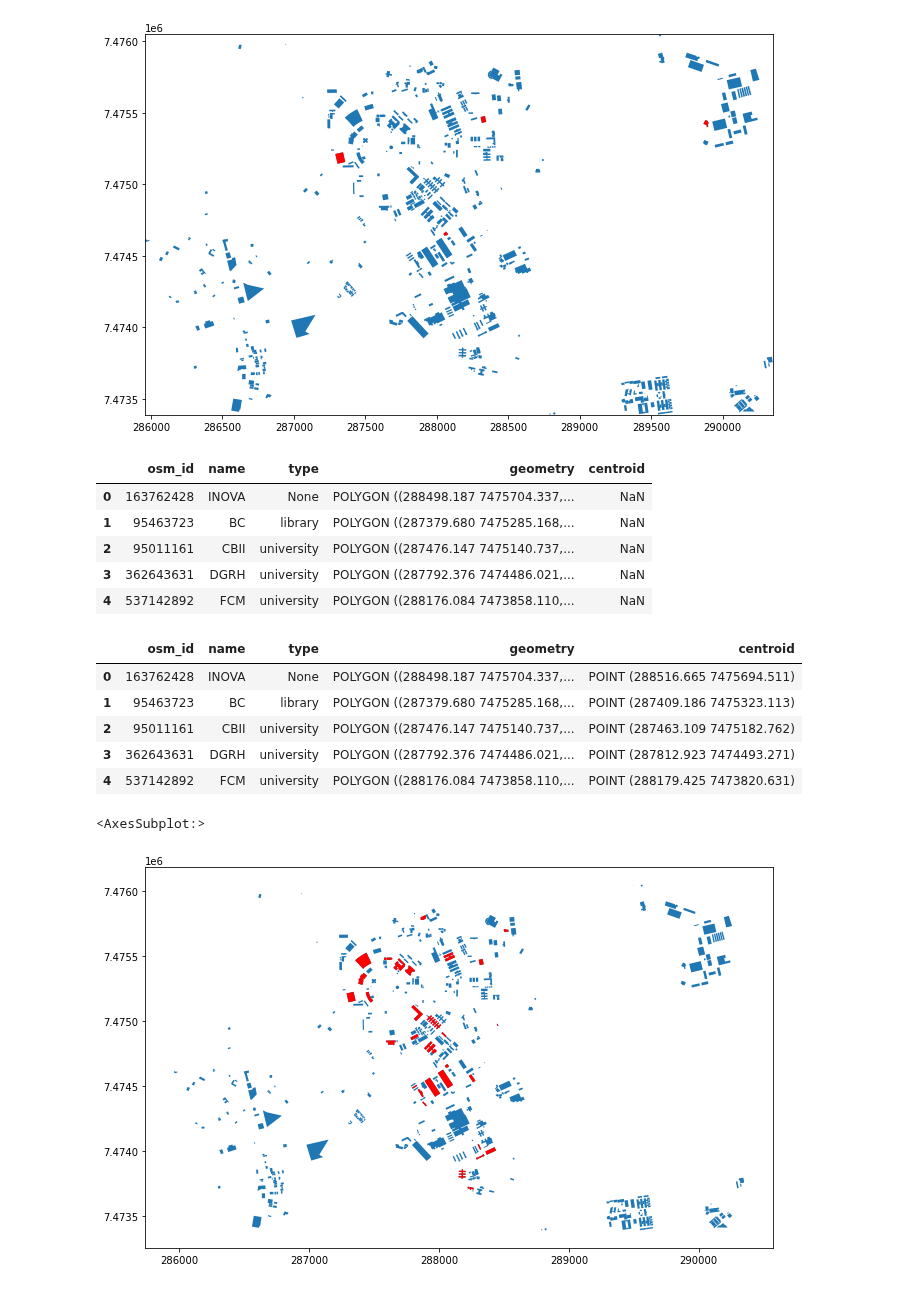
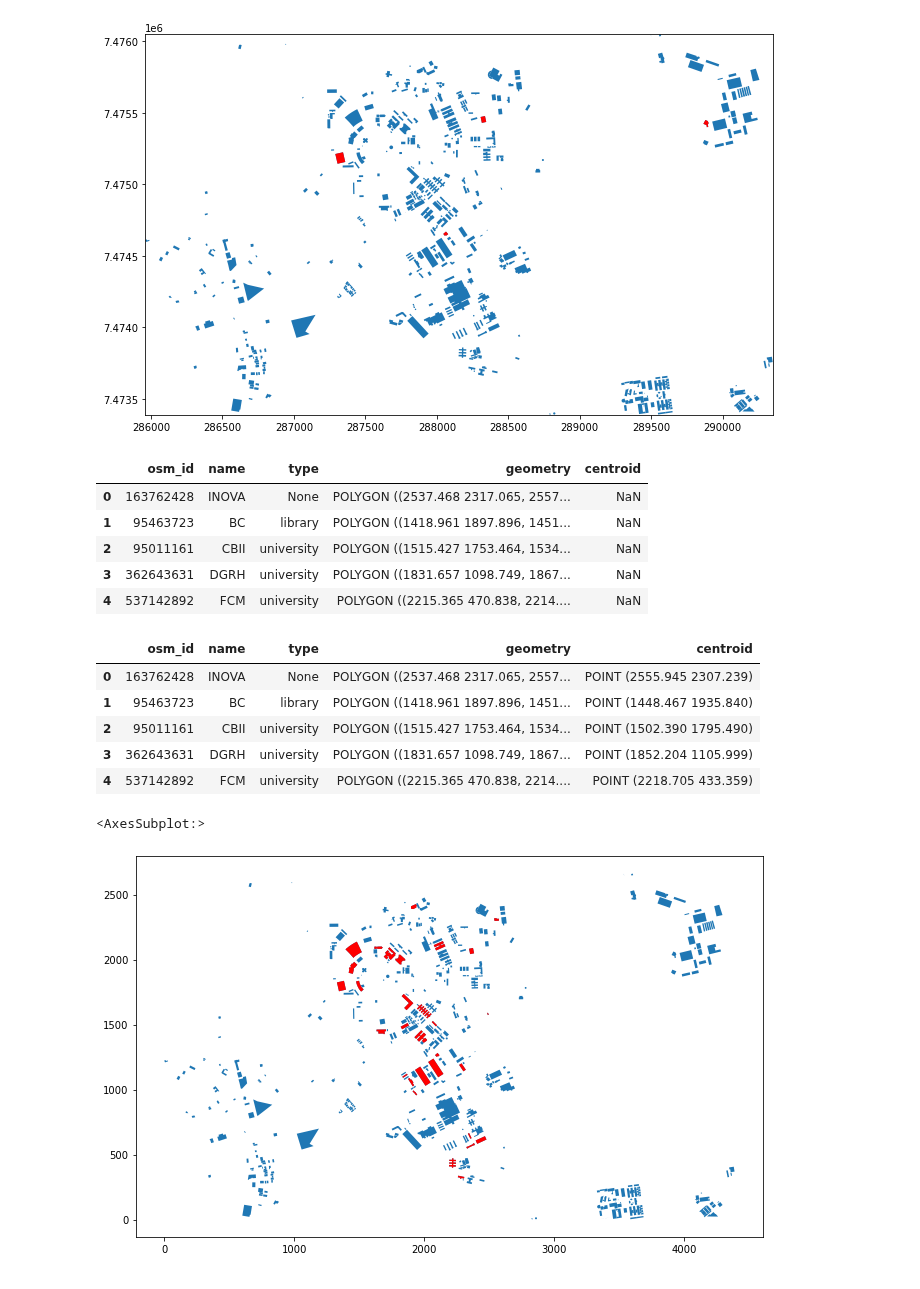
Before and after one commit to wasp-lahis/ns3-bmap, a Jupyter notebook: NS3/obstacle_exp/create-unicamp-datasets.ipynb, the cells around one changed output. Saved outputs shown, nothing was run; the diff lists cells and outputs as text; code cells hidden in the pictures.

```diff
--- a/NS3/obstacle_exp/create-unicamp-datasets.ipynb
+++ b/NS3/obstacle_exp/create-unicamp-datasets.ipynb
@@ -656,7 +656,7 @@ nodes_df = gpd.GeoDataFrame(columns=['osm_id', 'name', 'type', 'geometry', 'cent
 # Labeling buildings
 aux = 0
 for key, value in unlabeled_buildings.items():
-    building = unicamp_utm_df.query('osm_id ==' + str(key))
+    building = mapa_normalizado.query('osm_id ==' + str(key))
     building_n = building.copy()
     building_n.loc[building.index, 'name'] = value
     nodes_df.loc[aux, ['osm_id']] = building_n['osm_id'].values
@@ -671,27 +671,27 @@ nodes_df.head()
 # nodes_df.shape
 # %% [output]
 |  | osm_id | name | type | geometry | centroid |
-| 0 | 163762428 | INOVA | None | POLYGON ((288498.187 7475704.337,... | NaN |
-| 1 | 95463723 | BC | library | POLYGON ((287379.680 7475285.168,... | NaN |
-| 2 | 95011161 | CBII | university | POLYGON ((287476.147 7475140.737,... | NaN |
-| 3 | 362643631 | DGRH | university | POLYGON ((287792.376 7474486.021,... | NaN |
-| 4 | 537142892 | FCM | university | POLYGON ((288176.084 7473858.110,... | NaN |
+| 0 | 163762428 | INOVA | None | POLYGON ((2537.468 2317.065, 2557... | NaN |
+| 1 | 95463723 | BC | library | POLYGON ((1418.961 1897.896, 1451... | NaN |
+| 2 | 95011161 | CBII | university | POLYGON ((1515.427 1753.464, 1534... | NaN |
+| 3 | 362643631 | DGRH | university | POLYGON ((1831.657 1098.749, 1867... | NaN |
+| 4 | 537142892 | FCM | university | POLYGON ((2215.365 470.838, 2214.... | NaN |
 # %%
 nodes_df['centroid'] = nodes_df.centroid
 nodes_df.head()
 # %% [output]
 |  | osm_id | name | type | geometry | centroid |
-| 0 | 163762428 | INOVA | None | POLYGON ((288498.187 7475704.337,... | POINT (288516.665 7475694.511) |
-| 1 | 95463723 | BC | library | POLYGON ((287379.680 7475285.168,... | POINT (287409.186 7475323.113) |
-| 2 | 95011161 | CBII | university | POLYGON ((287476.147 7475140.737,... | POINT (287463.109 7475182.762) |
-| 3 | 362643631 | DGRH | university | POLYGON ((287792.376 7474486.021,... | POINT (287812.923 7474493.271) |
-| 4 | 537142892 | FCM | university | POLYGON ((288176.084 7473858.110,... | POINT (288179.425 7473820.631) |
+| 0 | 163762428 | INOVA | None | POLYGON ((2537.468 2317.065, 2557... | POINT (2555.945 2307.239) |
+| 1 | 95463723 | BC | library | POLYGON ((1418.961 1897.896, 1451... | POINT (1448.467 1935.840) |
+| 2 | 95011161 | CBII | university | POLYGON ((1515.427 1753.464, 1534... | POINT (1502.390 1795.490) |
+| 3 | 362643631 | DGRH | university | POLYGON ((1831.657 1098.749, 1867... | POINT (1852.204 1105.999) |
+| 4 | 537142892 | FCM | university | POLYGON ((2215.365 470.838, 2214.... | POINT (2218.705 433.359) |
 # %%
-ax = unicamp_utm_df['geometry'].plot(figsize=(15, 7))
+ax = mapa_normalizado['geometry'].plot(figsize=(15, 7))
 
 # predios com coletores
 nodes_df['geometry'].plot(ax=ax, color="red")
 # %% [output]
 <AxesSubplot:>
-[figure, old version]
+[figure, new version]
 # %%
```
Also changed, not shown: parts of 2 cells of this notebook, 3 other files.
